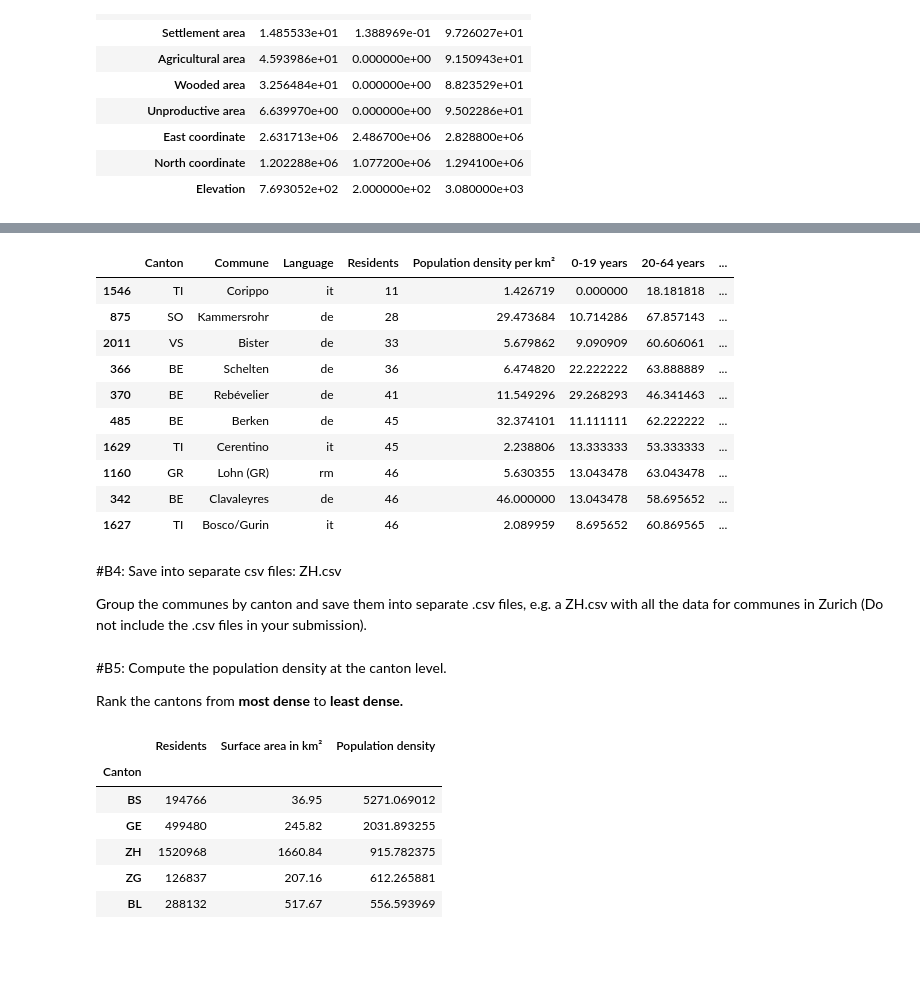
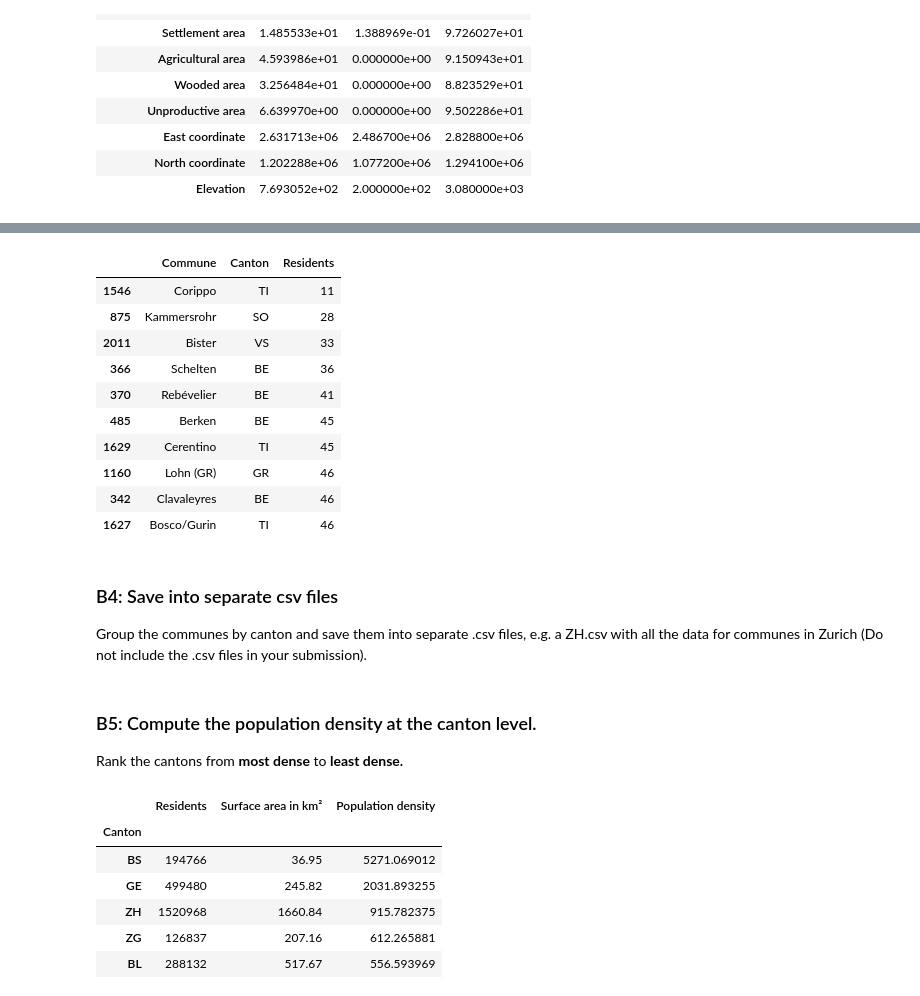
Before and after one commit to MariliaPrata/First-EPFL-DS-course, a Jupyter notebook: communes-solution.ipynb, the cells around one changed output, grey strips where cells are left out. Drawn from its saved outputs; the diff is of its cells as text; code cells hidden in the pictures; blank space fills up the shorter version.

```diff
--- a/communes-solution.ipynb
+++ b/communes-solution.ipynb
@@ -343,23 +303,24 @@ LIST the 10 LEAST POPULATED COMMUNES, ordered by their NUMBER of RESIDENTS.
 # %%
 # Sort data by Residents in descending order
-least_populated = df.sort_values(by='Residents', ascending=True)
 
-# Display the 10 most populated communes
-least_populated.head(10)
+least_populated = df1[["Commune", "Canton", "Residents"]].sort_values(by = 'Residents', ascending=True).head(10)
+
+# Display the 10 least populated communes
+least_populated
 # %% [output]
-|  | Canton | Commune | Language | Residents | Population density per km² | 0-19 years | 20-64 years | ... |
-| 1546 | TI | Corippo | it | 11 | 1.426719 | 0.000000 | 18.181818 | ... |
-| 875 | SO | Kammersrohr | de | 28 | 29.473684 | 10.714286 | 67.857143 | ... |
-| 2011 | VS | Bister | de | 33 | 5.679862 | 9.090909 | 60.606061 | ... |
-| 366 | BE | Schelten | de | 36 | 6.474820 | 22.222222 | 63.888889 | ... |
-| 370 | BE | Rebévelier | de | 41 | 11.549296 | 29.268293 | 46.341463 | ... |
-| 485 | BE | Berken | de | 45 | 32.374101 | 11.111111 | 62.222222 | ... |
-| 1629 | TI | Cerentino | it | 45 | 2.238806 | 13.333333 | 53.333333 | ... |
-| 1160 | GR | Lohn (GR) | rm | 46 | 5.630355 | 13.043478 | 63.043478 | ... |
-| 342 | BE | Clavaleyres | de | 46 | 46.000000 | 13.043478 | 58.695652 | ... |
-| 1627 | TI | Bosco/Gurin | it | 46 | 2.089959 | 8.695652 | 60.869565 | ... |
+|  | Commune | Canton | Residents |
+| 1546 | Corippo | TI | 11 |
+| 875 | Kammersrohr | SO | 28 |
+| 2011 | Bister | VS | 33 |
+| 366 | Schelten | BE | 36 |
+| 370 | Rebévelier | BE | 41 |
+| 485 | Berken | BE | 45 |
+| 1629 | Cerentino | TI | 45 |
+| 1160 | Lohn (GR) | GR | 46 |
+| 342 | Clavaleyres | BE | 46 |
+| 1627 | Bosco/Gurin | TI | 46 |
 # %% [markdown]
-#B4: Save into separate csv files: ZH.csv
+### B4: Save into separate csv files
 
 Group the communes by canton and save them into separate .csv files, e.g. a ZH.csv with all the data for communes in Zurich (Do not include the .csv files in your submission).
 # %%
@@ -368,5 +331,5 @@ for ZH in df.Canton.unique():
 # %% [markdown]
-#B5: Compute the population density at the canton level.
+### B5: Compute the population density at the canton level.
 
 Rank the cantons from **most dense** to **least dense.**
 # %%
```
Also changed, not shown: parts of 75 cells of this notebook.
